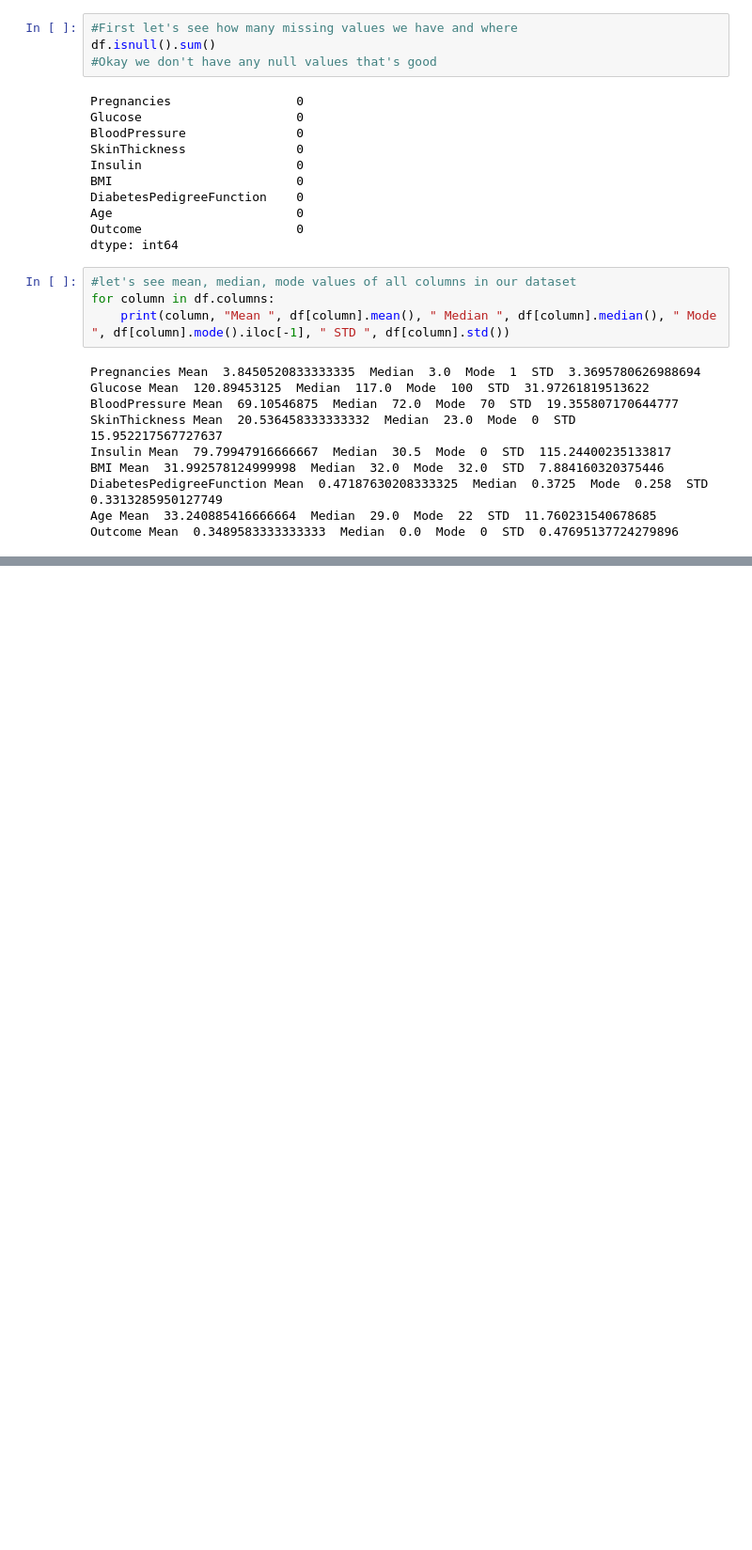
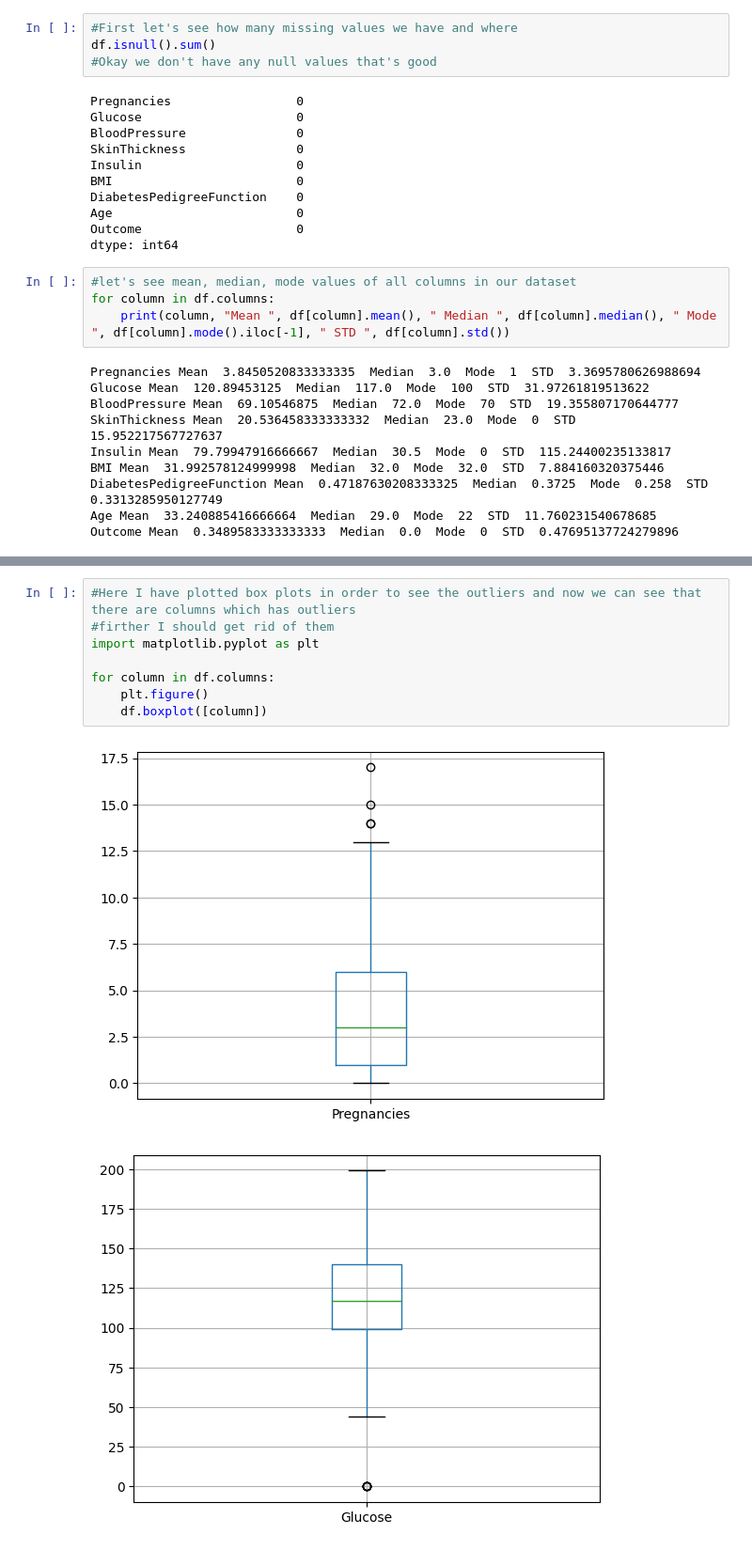
Before and after one commit to IbrokhimovA20/100-Days-of-Machine-Learning, a Jupyter notebook: :12-Day/main.ipynb, the cells around one changed output, grey strips where cells are left out. Shown: that part at 94% size. Saved outputs shown, nothing was run; the diff lists cells and outputs as text; blank space fills up the shorter version.

```diff
--- a/:12-Day/main.ipynb
+++ b/:12-Day/main.ipynb
@@ -84 +84,12 @@ array([[<Axes: title={'center': 'Pregnancies'}>,
 [figure]
+# %%
+#Here I have plotted box plots in order to see the outliers and now we can see that there are columns which has outliers
+#firther I should get rid of them
+import matplotlib.pyplot as plt
+
+for column in df.columns:
+    plt.figure()
+    df.boxplot([column])
+# %% [output]
+[figure, added]
+[figure, added]
```
Also changed, not shown: parts of 5 cells of this notebook.
